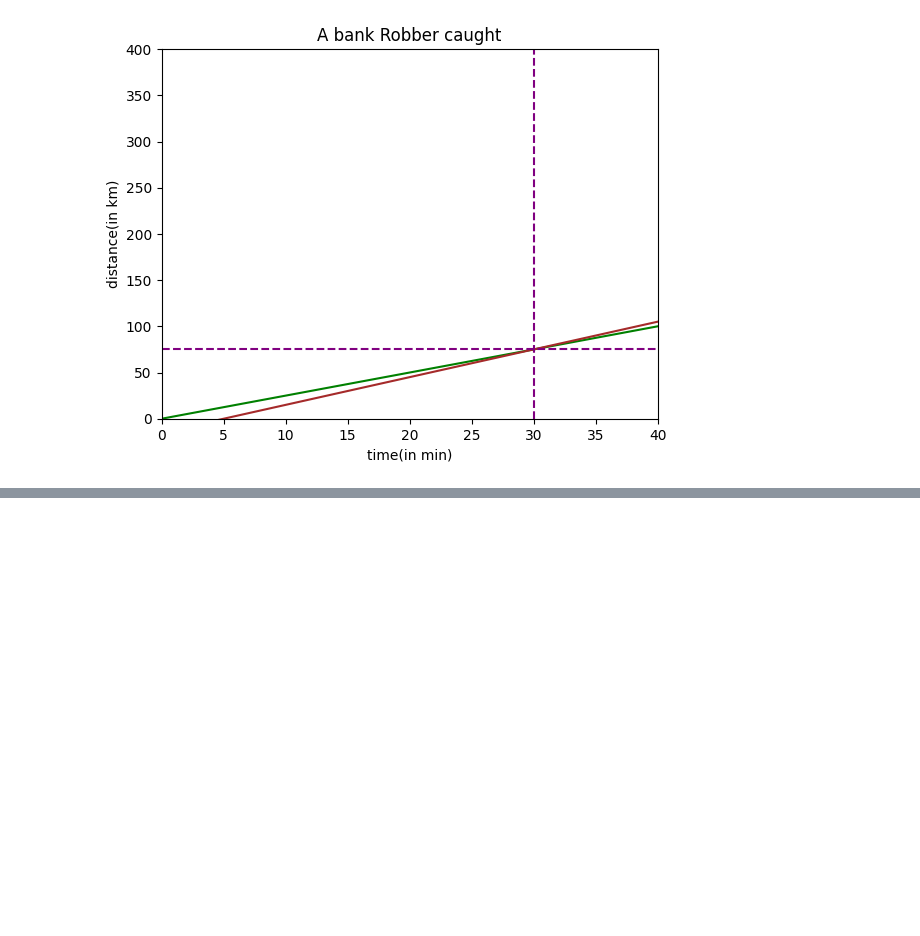
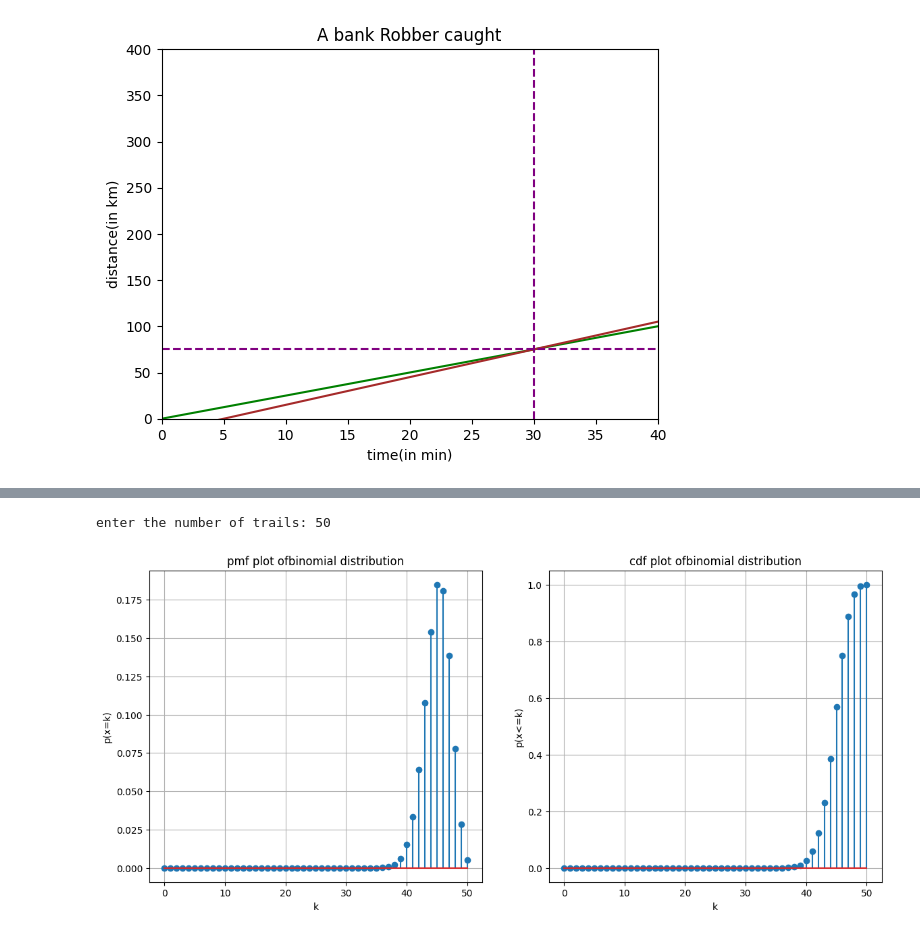
Before and after one commit to Ashish0011-ashu/OOP, a Jupyter notebook: practise_libraries.ipynb, the cells around one changed output, grey strips where cells are left out. Drawn from its saved outputs; the diff is of its cells as text; code cells hidden in the pictures; blank space fills up the shorter version.

```diff
--- a/practise_libraries.ipynb
+++ b/practise_libraries.ipynb
@@ -25,0 +65,17 @@ plt.show()
+# %%
+# Binomial distribution without using scipy
+from math import comb
+def binomial_dist(n,p):
+  x =np.arange(0,n+1)
+  pmf = [comb(n,k)*(p**k)*((1-p)**(n-k)) for k in x]
+  cdf = np.cumsum(pmf)
+  return x , pmf , cdf
+# %%
+n = int(input("enter the number of trails: "))
+p =0.9
+x_binom,pmf_binom,cdf_binom = binomial_dist(n,p)
+dist_name = "binomial"
+plot_discrete_dist(dist_name,x_binom,pmf_binom,cdf_binom)
+# %% [output]
+enter the number of trails: 50
+[figure, added]
```
Also changed, not shown: parts of 11 cells of this notebook.
